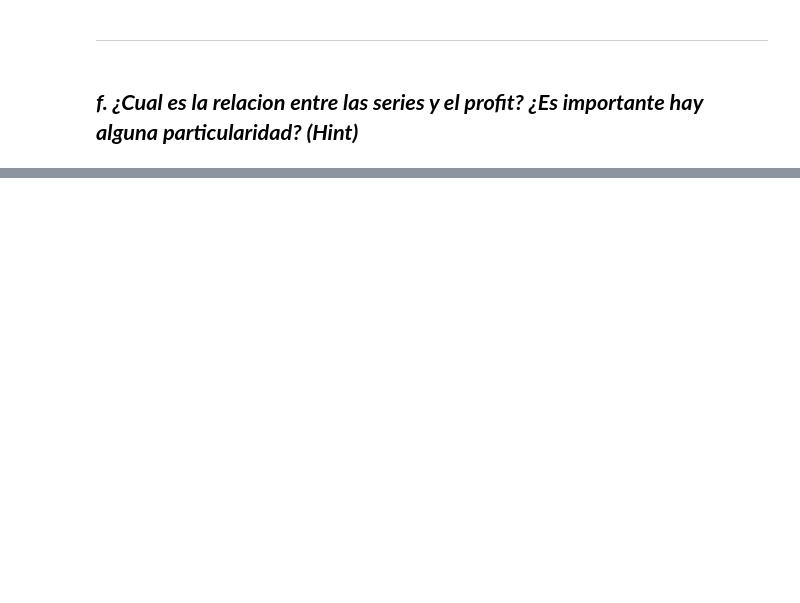
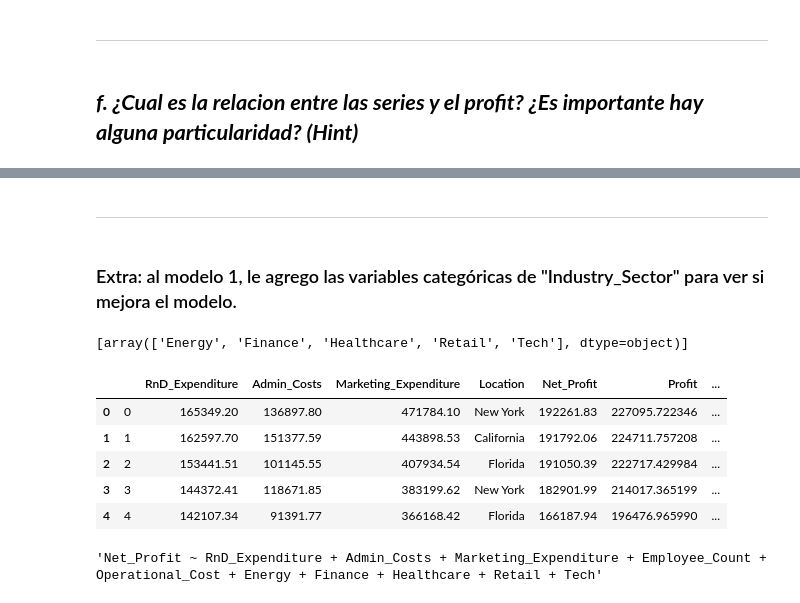
Before and after one commit to lnastri25/POO_UCEMA, a Jupyter notebook: trabajos_practicos/tp_datos/3-startups/startups.ipynb, the cells around one changed output, grey strips where cells are left out. Saved outputs shown, nothing was run; the diff lists cells and outputs as text; code cells hidden in the pictures; blank space fills up the shorter version.

```diff
--- a/trabajos_practicos/tp_datos/3-startups/startups.ipynb
+++ b/trabajos_practicos/tp_datos/3-startups/startups.ipynb
@@ -428,0 +381,27 @@ Notes:
+# %% [markdown]
+___
+# %% [markdown]
+### Extra: al modelo 1, le agrego las variables categóricas de "Industry_Sector" para ver si mejora el modelo.
+# %%
+from sklearn.preprocessing import OneHotEncoder
+
+GarageFinish_ohe = OneHotEncoder(sparse=False) # Instanciate One hot encoder
+
+GarageFinish_ohe.fit(df_startups[['Industry_Sector']]) # Fit one hot encoder
+
+GarageFinish_ohe.categories_ # View categories of GarageFinish
+# %% [output]
+[array(['Energy', 'Finance', 'Healthcare', 'Retail', 'Tech'], dtype=object)]
+# %%
+df_startups['Energy'],df_startups['Finance'],df_startups['Healthcare'],df_startups['Retail'], df_startups['Tech'] = GarageFinish_ohe.fit_transform(df_startups[['Industry_Sector']]).T # Put encoded columns back in dfframe
+
+df_startups.drop(columns=['Industry_Sector'], inplace = True) # Drop original column
+
+df_startups.head()
+# %% [output]
+|  |  | RnD_Expenditure | Admin_Costs | Marketing_Expenditure | Location | Net_Profit | Profit | ... |
+| 0 | 0 | 165349.20 | 136897.80 | 471784.10 | New York | 192261.83 | 227095.722346 | ... |
+| 1 | 1 | 162597.70 | 151377.59 | 443898.53 | California | 191792.06 | 224711.757208 | ... |
+| 2 | 2 | 153441.51 | 101145.55 | 407934.54 | Florida | 191050.39 | 222717.429984 | ... |
+| 3 | 3 | 144372.41 | 118671.85 | 383199.62 | New York | 182901.99 | 214017.365199 | ... |
+| 4 | 4 | 142107.34 | 91391.77 | 366168.42 | Florida | 166187.94 | 196476.965990 | ... |
@@ -428,0 +411,5 @@ Notes:
+# %%
+formula2 = "Net_Profit ~ " + ' + '.join(features2)
+formula2
+# %% [output]
+'Net_Profit ~ RnD_Expenditure + Admin_Costs + Marketing_Expenditure + Employee_Count + Operational_Cost + Energy + Finance + Healthcare + Retail + Tech'
```
Also changed, not shown: parts of 16 cells of this notebook, 2 other files.
